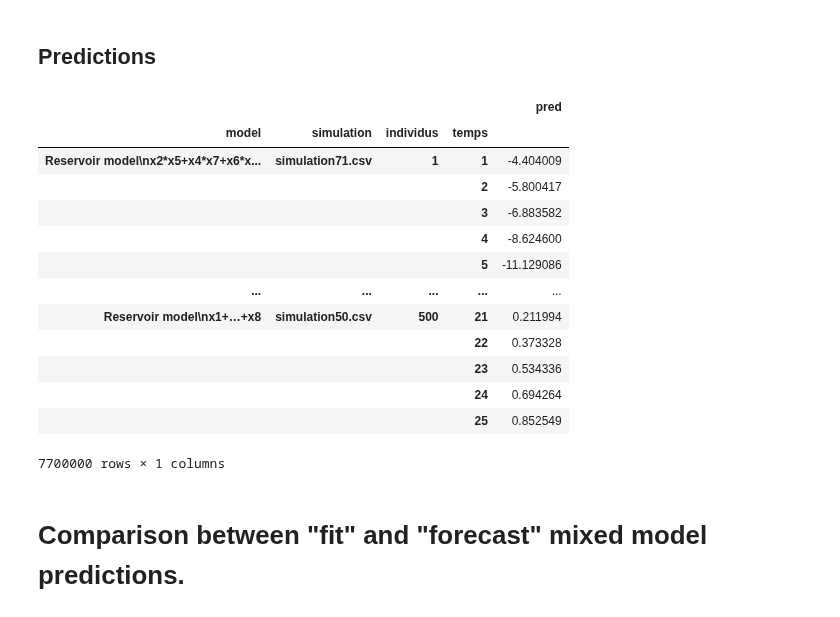
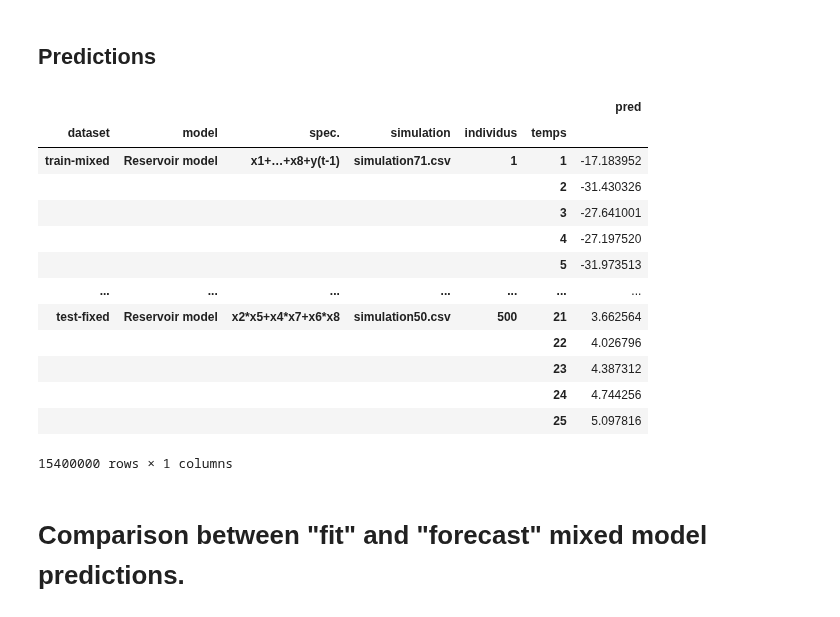
Before and after one commit to FrankwaP/subSISTM, a Jupyter notebook: models/metrics_analysis.ipynb, the cells around one changed output. Drawn from its saved outputs; the diff is of its cells as text; code cells hidden in the pictures.

```diff
--- a/models/metrics_analysis.ipynb
+++ b/models/metrics_analysis.ipynb
@@ -202,12 +212,12 @@ arthur_preds = arthur_preds.melt(ignore_index=False)
 
 arthur_preds = arthur_preds.rename(columns={"variable": SIMS})
 arthur_preds[SIMS] = arthur_preds[SIMS].str.replace(r"^pred_", r"", regex=True)
-arthur_preds[MDL] = (
-    arthur_preds[SIMS]
-    .str.replace(r"_\d+$", r"", regex=True)
-    .apply(arthur_convert_name)
-    .str.join(r"\n")
+
+tmp = (
+    arthur_preds[SIMS].str.replace(r"_\d+$", r"", regex=True).apply(arthur_convert_name)
 )
+arthur_preds[MDL] = tmp.apply(lambda x: x[0])
+arthur_preds[SPEC] = tmp.apply(lambda x: x[1])
 
 
 def get_effect(x):
@@ -224,8 +234,9 @@ arthur_preds[SIMS] = arthur_preds[SIMS].str.replace(
 
 arthur_preds = arthur_preds.set_index(SIMS, append=True)
 arthur_preds = arthur_preds.set_index(MDL, append=True)
+arthur_preds = arthur_preds.set_index(SPEC, append=True)
 arthur_preds = arthur_preds.set_index(DSET, append=True)
-arthur_preds = arthur_preds.reorder_levels([DSET, MDL, SIMS, INDIV, TSTEPS])
+arthur_preds = arthur_preds.reorder_levels([DSET, MDL, SPEC, SIMS, INDIV, TSTEPS])
 
 arthur_preds = arthur_preds.rename(columns={"value": PRED})
 arthur_preds
@@ -351,12 +363,11 @@ new_preds = pd.DataFrame()
 for pth in Path("mixed_model_forecast").rglob("*gz"):
     model = str(pth).split("/")[1]
     tmp = pd.read_csv(pth, index_col=[SIMS, INDIV, TSTEPS])
-    tmp = tmp[tmp[DSET] == "test"]
     tmp[DSET] += f'-{model.split("_")[0]}'
-    tmp[MDL] = r"\n".join(new_convert_name(model))
-    tmp = tmp.set_index([MDL, DSET], append=True)
+    tmp[MDL], tmp[SPEC] = new_convert_name(model)
+    tmp = tmp.set_index([DSET, MDL, SPEC], append=True)
     new_preds = pd.concat([new_preds, tmp])
 
-new_preds = new_preds.reorder_levels([DSET, MDL, SIMS, INDIV, TSTEPS])
+new_preds = new_preds.reorder_levels([DSET, MDL, SPEC, SIMS, INDIV, TSTEPS])
 new_preds
 # %% [output]
@@ -384,19 +395,19 @@ def reservoir_convert_name(name):
     names_conversions = [
         (
             ("Reservoir model", "x2*x5+x4*x7+x6*x8"),
-            ("SF_ME", "SF_FE"),
+            ("mixed_oracle", "fixed_oracle"),
         ),
         (
             ("Reservoir model", "x2*x5+x4*x7+x6*x8+y(t-1)"),
-            ("SF_ME_y", "SF_FE_y"),
+            ("mixed_oracle_y", "fixed_oracle_y"),
         ),
         (
             ("Reservoir model", "x1+…+x8"),
-            ("AF_ME", "AF_FE"),
+            ("mixed_naive", "fixed_naive"),
         ),
         (
             ("Reservoir model", "x1+…+x8+y(t-1)"),
-            ("AF_ME_y", "AF_FE_y"),
+            ("mixed_naive_y", "fixed_naive_y"),
         ),
     ]
     return base_convert_name(name, names_conversions)
@@ -480,36 +487,34 @@ generate_display(reservoir_metrics, metric="mse", effect="mixed")
 # %%
 reservoir_preds = pd.DataFrame()
 for pth in Path("reservoirs_synthetic_bph/").rglob("*gz"):
     model = str(pth).split("/")[1]
     tmp = pd.read_csv(pth, index_col=[SIMS, INDIV, TSTEPS])
-    tmp = tmp[tmp[DSET] == "test"]
-    tmp = tmp.drop(columns=DSET)
-    tmp[MDL] = r"\n".join(reservoir_convert_name(model))
-    tmp = tmp.set_index([MDL], append=True)
-    #
+
+    tmp[DSET] += f'-{model.split("_")[0]}'
+    tmp[MDL], tmp[SPEC] = reservoir_convert_name(model)
+    tmp = tmp.set_index([DSET, MDL, SPEC], append=True)
     assert len(tmp.columns) == 1
-    pred_col_name = tmp.columns[0]
-    tmp = tmp.rename(columns={pred_col_name: PRED})
+    tmp = tmp.rename(columns={tmp.columns[0]: PRED})
     #
     reservoir_preds = pd.concat([reservoir_preds, tmp])
 
-reservoir_preds = reservoir_preds.reorder_levels([MDL, SIMS, INDIV, TSTEPS])
+reservoir_preds = reservoir_preds.reorder_levels([DSET, MDL, SPEC, SIMS, INDIV, TSTEPS])
 reservoir_preds
 # %% [output]
-|  |  |  |  | pred |
-| model | simulation | individus | temps |  |
-| Reservoir model\nx2*x5+x4*x7+x6*x... | simulation71.csv | 1 | 1 | -4.404009 |
-|  |  |  | 2 | -5.800417 |
-|  |  |  | 3 | -6.883582 |
-|  |  |  | 4 | -8.624600 |
-|  |  |  | 5 | -11.129086 |
-| ... | ... | ... | ... | ... |
-| Reservoir model\nx1+…+x8 | simulation50.csv | 500 | 21 | 0.211994 |
-|  |  |  | 22 | 0.373328 |
-|  |  |  | 23 | 0.534336 |
-|  |  |  | 24 | 0.694264 |
-|  |  |  | 25 | 0.852549 |
+|  |  |  |  |  |  | pred |
+| dataset | model | spec. | simulation | individus | temps |  |
+| train-mixed | Reservoir model | x1+…+x8+y(t-1) | simulation71.csv | 1 | 1 | -17.183952 |
+|  |  |  |  |  | 2 | -31.430326 |
+|  |  |  |  |  | 3 | -27.641001 |
+|  |  |  |  |  | 4 | -27.197520 |
+|  |  |  |  |  | 5 | -31.973513 |
+| ... | ... | ... | ... | ... | ... | ... |
+| test-fixed | Reservoir model | x2*x5+x4*x7+x6*x8 | simulation50.csv | 500 | 21 | 3.662564 |
+|  |  |  |  |  | 22 | 4.026796 |
+|  |  |  |  |  | 23 | 4.387312 |
+|  |  |  |  |  | 24 | 4.744256 |
+|  |  |  |  |  | 25 | 5.097816 |
-7700000 rows × 1 columns
+15400000 rows × 1 columns
 # %% [markdown]
 # Comparison between "fit" and "forecast" mixed model predictions.
 # %% [markdown]
```
Also changed, not shown: parts of 44 cells of this notebook.
